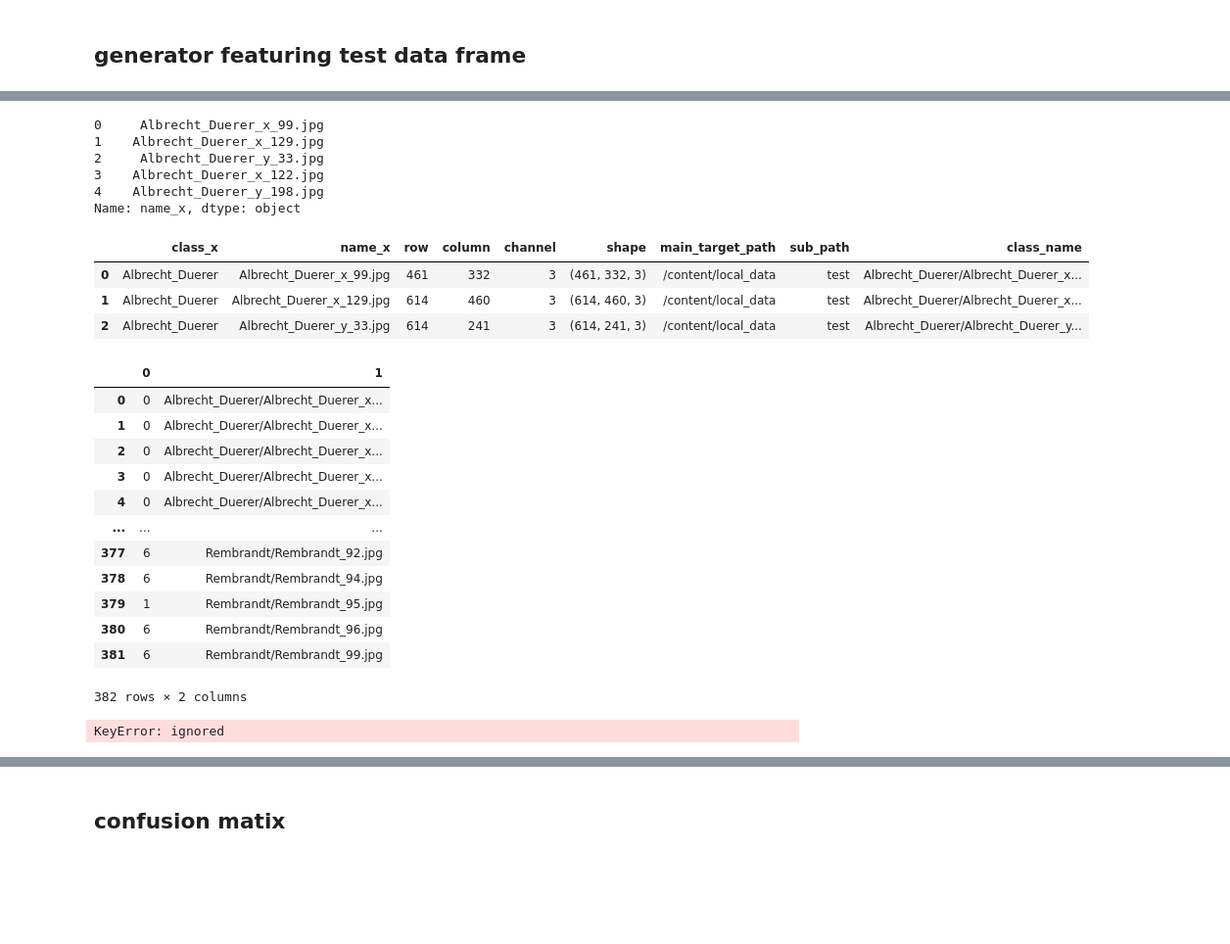
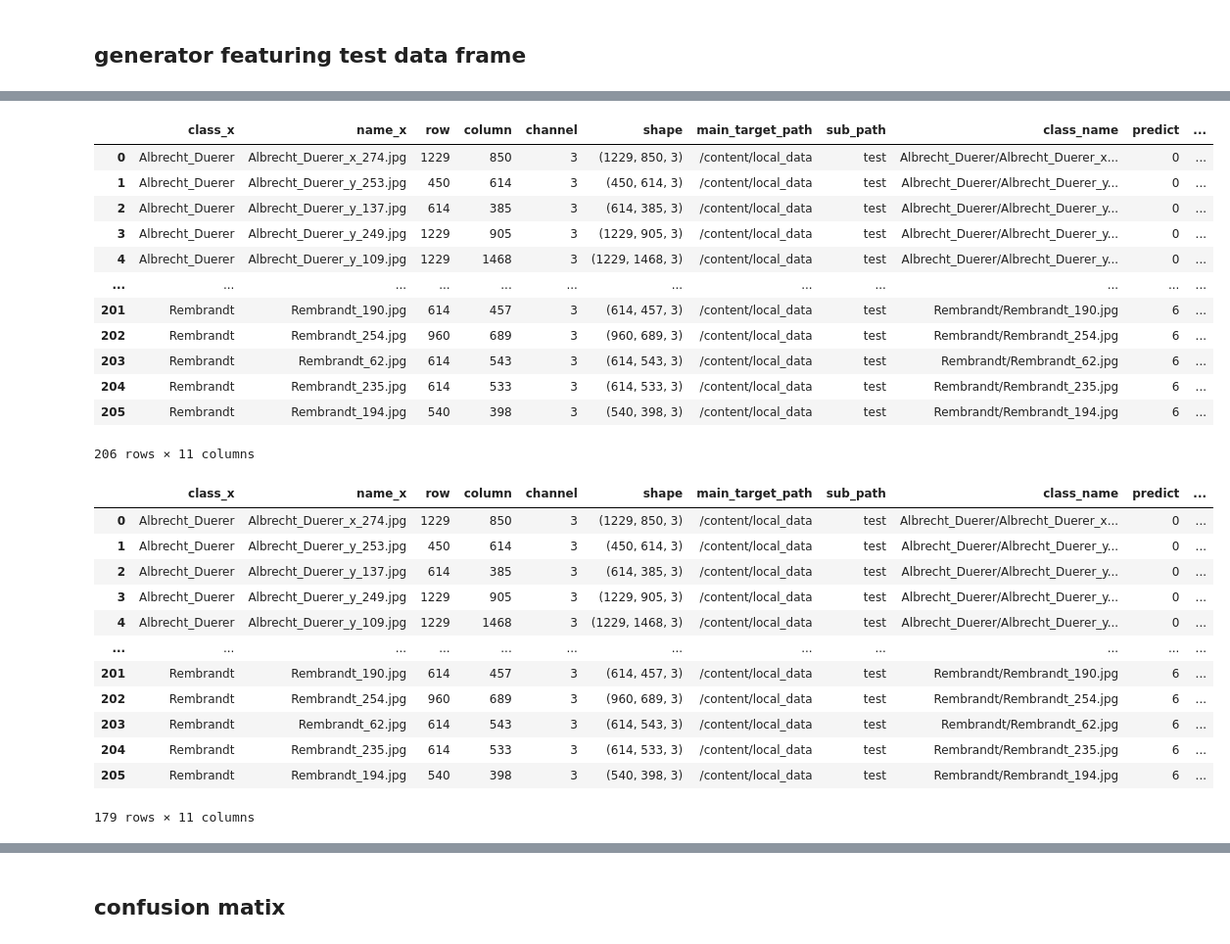
Before and after one commit to martinfinis/HelloCodeSchoolProject, a Jupyter notebook: RNN_Quest_1_Martin.ipynb, the cells around one changed output, grey strips where cells are left out. Shown at 98% size. Saved outputs shown, nothing was run; the diff lists cells and outputs as text; code cells hidden in the pictures; blank space fills up the shorter version.

Commit message:
create resulte dataframe

```diff
--- a/RNN_Quest_1_Martin.ipynb
+++ b/RNN_Quest_1_Martin.ipynb
@@ -441,6 +467,6 @@ validation_gen = ImageDataGenerator(rescale=1./255.)
 test_gen = ImageDataGenerator(rescale=1./255.)
 # %%
 train_generator = train_gen.flow_from_directory(directory="/content/local_data/train",target_size=(224,224),batch_size=16,shuffle=True,seed=42)
-valid_generator = validation_gen.flow_from_directory(directory="/content/local_data/test",target_size=(224,224),batch_size=16,shuffle=False,seed=42)
-test_generator = test_gen.flow_from_directory(directory="/content/local_data/validation", target_size=(224,224),batch_size=16,shuffle=False,seed=42)
+valid_generator = validation_gen.flow_from_directory(directory="/content/local_data/validation",target_size=(224,224),batch_size=16,shuffle=False,seed=42)
+test_generator = test_gen.flow_from_directory(directory="/content/local_data/test", target_size=(224,224),batch_size=16,shuffle=False,seed=42)
 # %% [output]
@@ -664,3 +698,5 @@ y_predict_vgg16 = best_keras_applications_VGG16_model.predict(test_generator)
 y_predict_vgg16 = np.argmax(y_predict_vgg16, axis=-1)
 # %%
 pre_file_df = pd.DataFrame(data=[y_predict_vgg16,test_generator.filenames]).T
+# %%
+pre_file_df.columns = ['predict','class_name']
@@ -684,38 +727,38 @@ df_test
-# %%
-df_test['name_x'].head(5)
-# %% [output]
-0     Albrecht_Duerer_x_99.jpg
-1    Albrecht_Duerer_x_129.jpg
-2     Albrecht_Duerer_y_33.jpg
-3    Albrecht_Duerer_x_122.jpg
-4    Albrecht_Duerer_y_198.jpg
-Name: name_x, dtype: object
 # %%
 df_test['class_name']=df_test.apply(lambda x: (str(x.class_x)+"/"+str(x.name_x)),axis=1)
+# %%
+df_test = pd.merge(df_test, pre_file_df, on=["class_name", "class_name"])
+# %%
+df_test['class_value'] = df_test.class_x.map(artist_class_name_dict)
 # %%
-df_test.head(3)
+df_test
 # %% [output]
-|  | class_x | name_x | row | column | channel | shape | main_target_path | sub_path | class_name |
-| 0 | Albrecht_Duerer | Albrecht_Duerer_x_99.jpg | 461 | 332 | 3 | (461, 332, 3) | /content/local_data | test | Albrecht_Duerer/Albrecht_Duerer_x... |
-| 1 | Albrecht_Duerer | Albrecht_Duerer_x_129.jpg | 614 | 460 | 3 | (614, 460, 3) | /content/local_data | test | Albrecht_Duerer/Albrecht_Duerer_x... |
-| 2 | Albrecht_Duerer | Albrecht_Duerer_y_33.jpg | 614 | 241 | 3 | (614, 241, 3) | /content/local_data | test | Albrecht_Duerer/Albrecht_Duerer_y... |
+|  | class_x | name_x | row | column | channel | shape | main_target_path | sub_path | class_name | predict | ... |
+| 0 | Albrecht_Duerer | Albrecht_Duerer_x_274.jpg | 1229 | 850 | 3 | (1229, 850, 3) | /content/local_data | test | Albrecht_Duerer/Albrecht_Duerer_x... | 0 | ... |
+| 1 | Albrecht_Duerer | Albrecht_Duerer_y_253.jpg | 450 | 614 | 3 | (450, 614, 3) | /content/local_data | test | Albrecht_Duerer/Albrecht_Duerer_y... | 0 | ... |
+| 2 | Albrecht_Duerer | Albrecht_Duerer_y_137.jpg | 614 | 385 | 3 | (614, 385, 3) | /content/local_data | test | Albrecht_Duerer/Albrecht_Duerer_y... | 0 | ... |
+| 3 | Albrecht_Duerer | Albrecht_Duerer_y_249.jpg | 1229 | 905 | 3 | (1229, 905, 3) | /content/local_data | test | Albrecht_Duerer/Albrecht_Duerer_y... | 0 | ... |
+| 4 | Albrecht_Duerer | Albrecht_Duerer_y_109.jpg | 1229 | 1468 | 3 | (1229, 1468, 3) | /content/local_data | test | Albrecht_Duerer/Albrecht_Duerer_y... | 0 | ... |
+| ... | ... | ... | ... | ... | ... | ... | ... | ... | ... | ... | ... |
+| 201 | Rembrandt | Rembrandt_190.jpg | 614 | 457 | 3 | (614, 457, 3) | /content/local_data | test | Rembrandt/Rembrandt_190.jpg | 6 | ... |
+| 202 | Rembrandt | Rembrandt_254.jpg | 960 | 689 | 3 | (960, 689, 3) | /content/local_data | test | Rembrandt/Rembrandt_254.jpg | 6 | ... |
+| 203 | Rembrandt | Rembrandt_62.jpg | 614 | 543 | 3 | (614, 543, 3) | /content/local_data | test | Rembrandt/Rembrandt_62.jpg | 6 | ... |
+| 204 | Rembrandt | Rembrandt_235.jpg | 614 | 533 | 3 | (614, 533, 3) | /content/local_data | test | Rembrandt/Rembrandt_235.jpg | 6 | ... |
+| 205 | Rembrandt | Rembrandt_194.jpg | 540 | 398 | 3 | (540, 398, 3) | /content/local_data | test | Rembrandt/Rembrandt_194.jpg | 6 | ... |
+206 rows × 11 columns
-# %%
-pre_file_df
-# %% [output]
-|  | 0 | 1 |
-| 0 | 0 | Albrecht_Duerer/Albrecht_Duerer_x... |
-| 1 | 0 | Albrecht_Duerer/Albrecht_Duerer_x... |
-| 2 | 0 | Albrecht_Duerer/Albrecht_Duerer_x... |
-| 3 | 0 | Albrecht_Duerer/Albrecht_Duerer_x... |
-| 4 | 0 | Albrecht_Duerer/Albrecht_Duerer_x... |
-| ... | ... | ... |
-| 377 | 6 | Rembrandt/Rembrandt_92.jpg |
-| 378 | 6 | Rembrandt/Rembrandt_94.jpg |
-| 379 | 1 | Rembrandt/Rembrandt_95.jpg |
-| 380 | 6 | Rembrandt/Rembrandt_96.jpg |
-| 381 | 6 | Rembrandt/Rembrandt_99.jpg |
-382 rows × 2 columns
-# %%
-result = pd.merge(df_test, pre_file_df, on=["class_name", "1"])
-# %% [output]
-KeyError: ignored
+# %%
+ df_test[ df_test['predict'] == df_test['class_value'] ]
+# %% [output]
+|  | class_x | name_x | row | column | channel | shape | main_target_path | sub_path | class_name | predict | ... |
+| 0 | Albrecht_Duerer | Albrecht_Duerer_x_274.jpg | 1229 | 850 | 3 | (1229, 850, 3) | /content/local_data | test | Albrecht_Duerer/Albrecht_Duerer_x... | 0 | ... |
+| 1 | Albrecht_Duerer | Albrecht_Duerer_y_253.jpg | 450 | 614 | 3 | (450, 614, 3) | /content/local_data | test | Albrecht_Duerer/Albrecht_Duerer_y... | 0 | ... |
+| 2 | Albrecht_Duerer | Albrecht_Duerer_y_137.jpg | 614 | 385 | 3 | (614, 385, 3) | /content/local_data | test | Albrecht_Duerer/Albrecht_Duerer_y... | 0 | ... |
+| 3 | Albrecht_Duerer | Albrecht_Duerer_y_249.jpg | 1229 | 905 | 3 | (1229, 905, 3) | /content/local_data | test | Albrecht_Duerer/Albrecht_Duerer_y... | 0 | ... |
+| 4 | Albrecht_Duerer | Albrecht_Duerer_y_109.jpg | 1229 | 1468 | 3 | (1229, 1468, 3) | /content/local_data | test | Albrecht_Duerer/Albrecht_Duerer_y... | 0 | ... |
+| ... | ... | ... | ... | ... | ... | ... | ... | ... | ... | ... | ... |
+| 201 | Rembrandt | Rembrandt_190.jpg | 614 | 457 | 3 | (614, 457, 3) | /content/local_data | test | Rembrandt/Rembrandt_190.jpg | 6 | ... |
+| 202 | Rembrandt | Rembrandt_254.jpg | 960 | 689 | 3 | (960, 689, 3) | /content/local_data | test | Rembrandt/Rembrandt_254.jpg | 6 | ... |
+| 203 | Rembrandt | Rembrandt_62.jpg | 614 | 543 | 3 | (614, 543, 3) | /content/local_data | test | Rembrandt/Rembrandt_62.jpg | 6 | ... |
+| 204 | Rembrandt | Rembrandt_235.jpg | 614 | 533 | 3 | (614, 533, 3) | /content/local_data | test | Rembrandt/Rembrandt_235.jpg | 6 | ... |
+| 205 | Rembrandt | Rembrandt_194.jpg | 540 | 398 | 3 | (540, 398, 3) | /content/local_data | test | Rembrandt/Rembrandt_194.jpg | 6 | ... |
+179 rows × 11 columns
```
Also changed, not shown: parts of 38 cells of this notebook.
